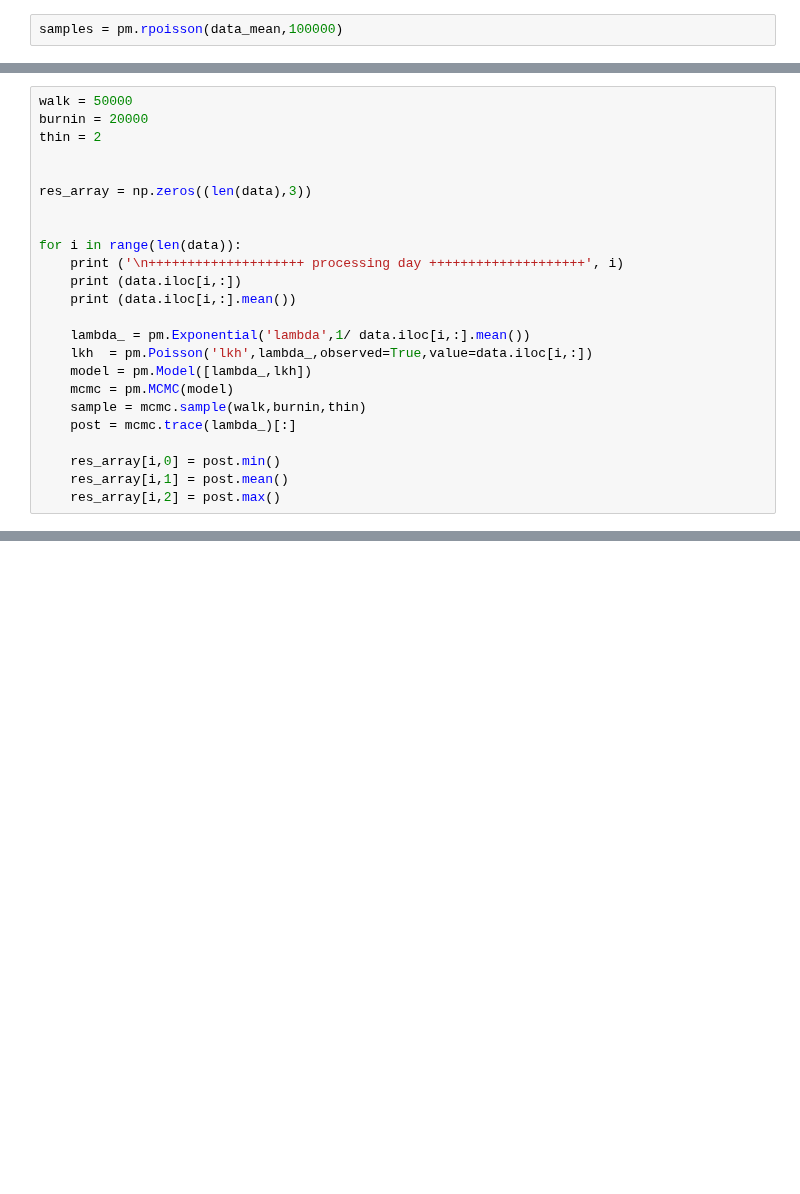
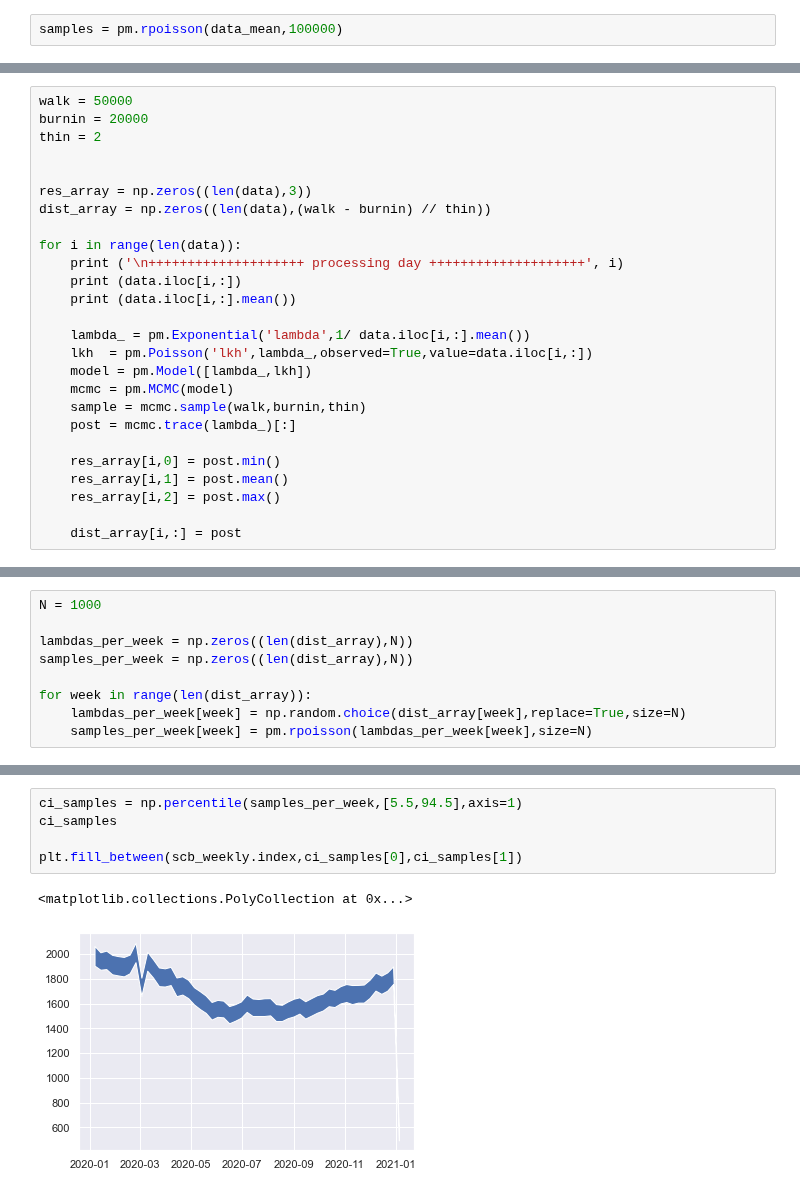
Before and after one commit to tolex3/note, a Jupyter notebook: scb_poisson.ipynb, the cells around one changed output, grey strips where cells are left out. Saved outputs shown, nothing was run; the diff lists cells and outputs as text; blank space fills up the shorter version.

```diff
--- a/scb_poisson.ipynb
+++ b/scb_poisson.ipynb
@@ -92,7 +202,7 @@ thin = 2
 
 
 res_array = np.zeros((len(data),3))
-
+dist_array = np.zeros((len(data),(walk - burnin) // thin))
 
 for i in range(len(data)):
     print ('\n++++++++++++++++++++ processing day ++++++++++++++++++++', i)
@@ -109,3 +219,5 @@ for i in range(len(data)):
     res_array[i,0] = post.min()
     res_array[i,1] = post.mean()
     res_array[i,2] = post.max()
+
+    dist_array[i,:] = post
@@ -111,0 +258,9 @@ for i in range(len(data)):
+# %%
+N = 1000
+
+lambdas_per_week = np.zeros((len(dist_array),N))
+samples_per_week = np.zeros((len(dist_array),N))
+
+for week in range(len(dist_array)):
+    lambdas_per_week[week] = np.random.choice(dist_array[week],replace=True,size=N)
+    samples_per_week[week] = pm.rpoisson(lambdas_per_week[week],size=N)
@@ -112,2 +286,10 @@ for i in range(len(data)):
+# %%
+ci_samples = np.percentile(samples_per_week,[5.5,94.5],axis=1)
+ci_samples
+
+plt.fill_between(scb_weekly.index,ci_samples[0],ci_samples[1])
+# %% [output]
+<matplotlib.collections.PolyCollection at 0x...>
+[figure, added]
 # %%
 res_array
```
Also changed, not shown: parts of 22 cells of this notebook, 2 other files.
